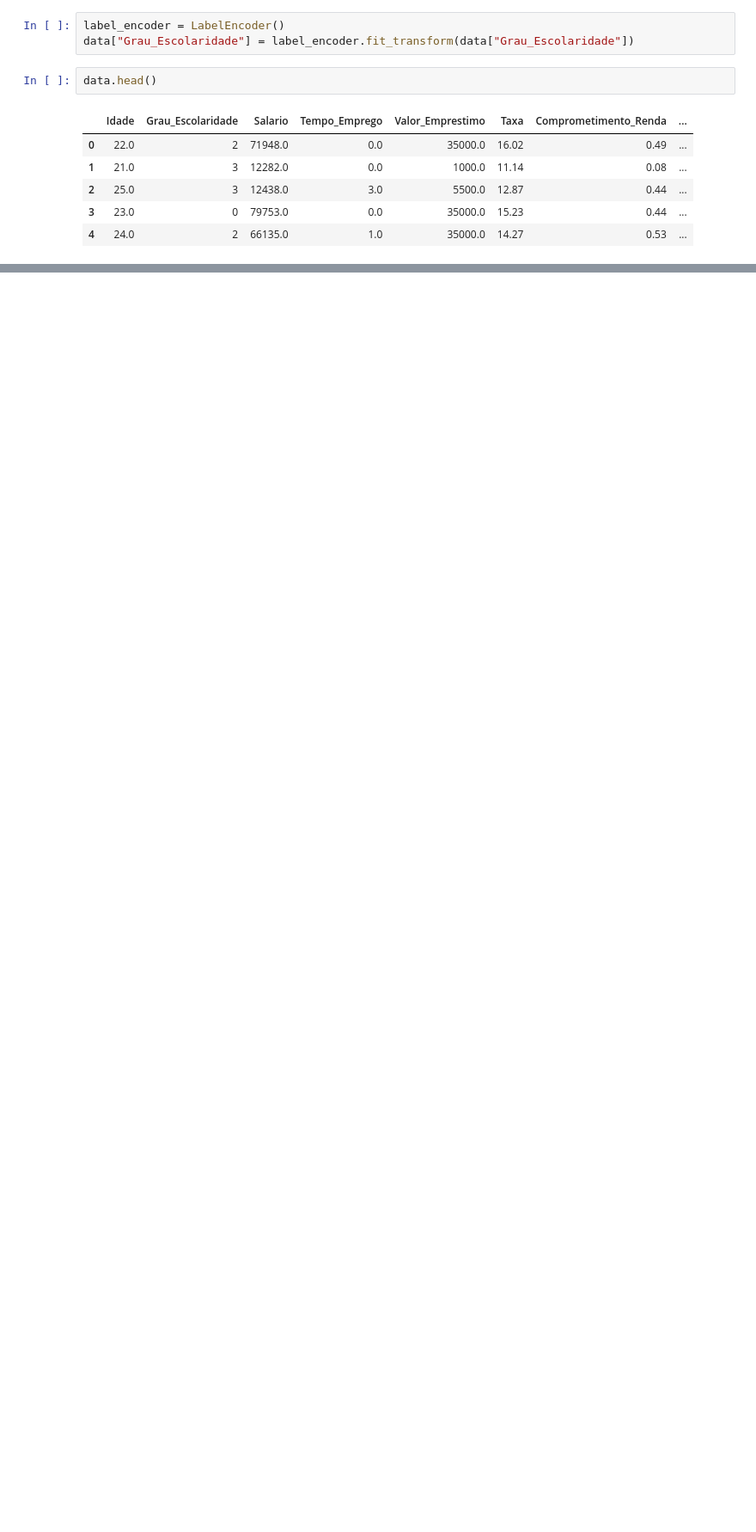
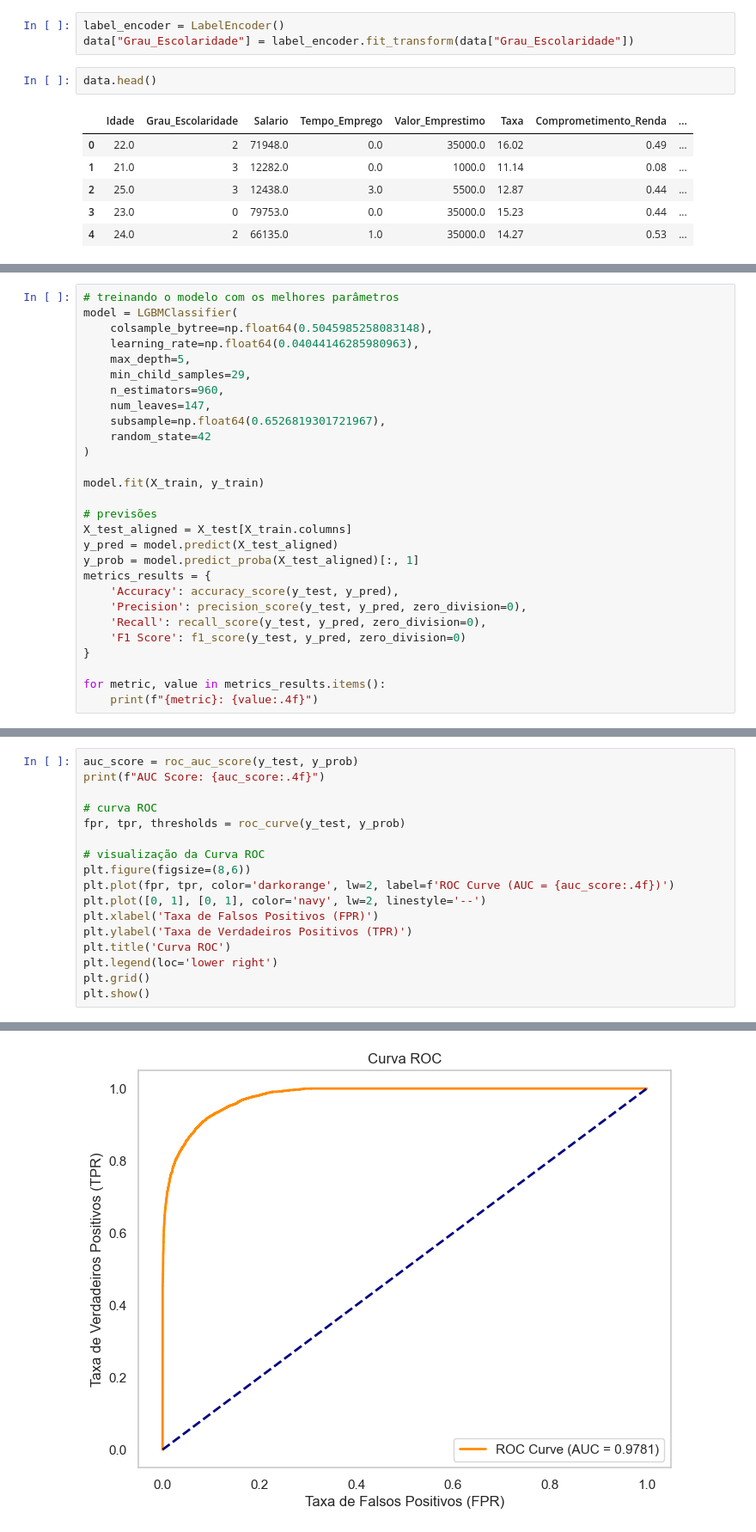
Before and after one commit to beatrizalmeidaf/credit-scoring-ml-classification, a Jupyter notebook: main.ipynb, the cells around one changed output, grey strips where cells are left out. Shown at 86% size. Drawn from its saved outputs; the diff is of its cells as text; blank space fills up the shorter version.

```diff
--- a/main.ipynb
+++ b/main.ipynb
@@ -281,0 +581,28 @@ data.head()
+# %%
+# treinando o modelo com os melhores parâmetros
+model = LGBMClassifier(
+    colsample_bytree=np.float64(0.5045985258083148),
+    learning_rate=np.float64(0.04044146285980963),
+    max_depth=5,
+    min_child_samples=29,
+    n_estimators=960,
+    num_leaves=147,
+    subsample=np.float64(0.6526819301721967),
+    random_state=42
+)
+
+model.fit(X_train, y_train)
+
+# previsões
+X_test_aligned = X_test[X_train.columns]
+y_pred = model.predict(X_test_aligned)
+y_prob = model.predict_proba(X_test_aligned)[:, 1]
+metrics_results = {
+    'Accuracy': accuracy_score(y_test, y_pred),
+    'Precision': precision_score(y_test, y_pred, zero_division=0),
+    'Recall': recall_score(y_test, y_pred, zero_division=0),
+    'F1 Score': f1_score(y_test, y_pred, zero_division=0)
+}
+
+for metric, value in metrics_results.items():
+    print(f"{metric}: {value:.4f}")
@@ -281,0 +633,18 @@ data.head()
+# %%
+auc_score = roc_auc_score(y_test, y_prob)
+print(f"AUC Score: {auc_score:.4f}")
+
+# curva ROC
+fpr, tpr, thresholds = roc_curve(y_test, y_prob)
+
+# visualização da Curva ROC
+plt.figure(figsize=(8,6))
+plt.plot(fpr, tpr, color='darkorange', lw=2, label=f'ROC Curve (AUC = {auc_score:.4f})')
+plt.plot([0, 1], [0, 1], color='navy', lw=2, linestyle='--')
+plt.xlabel('Taxa de Falsos Positivos (FPR)')
+plt.ylabel('Taxa de Verdadeiros Positivos (TPR)')
+plt.title('Curva ROC')
+plt.legend(loc='lower right')
+plt.grid()
+plt.show()
+# %% [output]
@@ -281,0 +652 @@ data.head()
+[figure, added]
```
Also changed, not shown: parts of 27 cells of this notebook.
